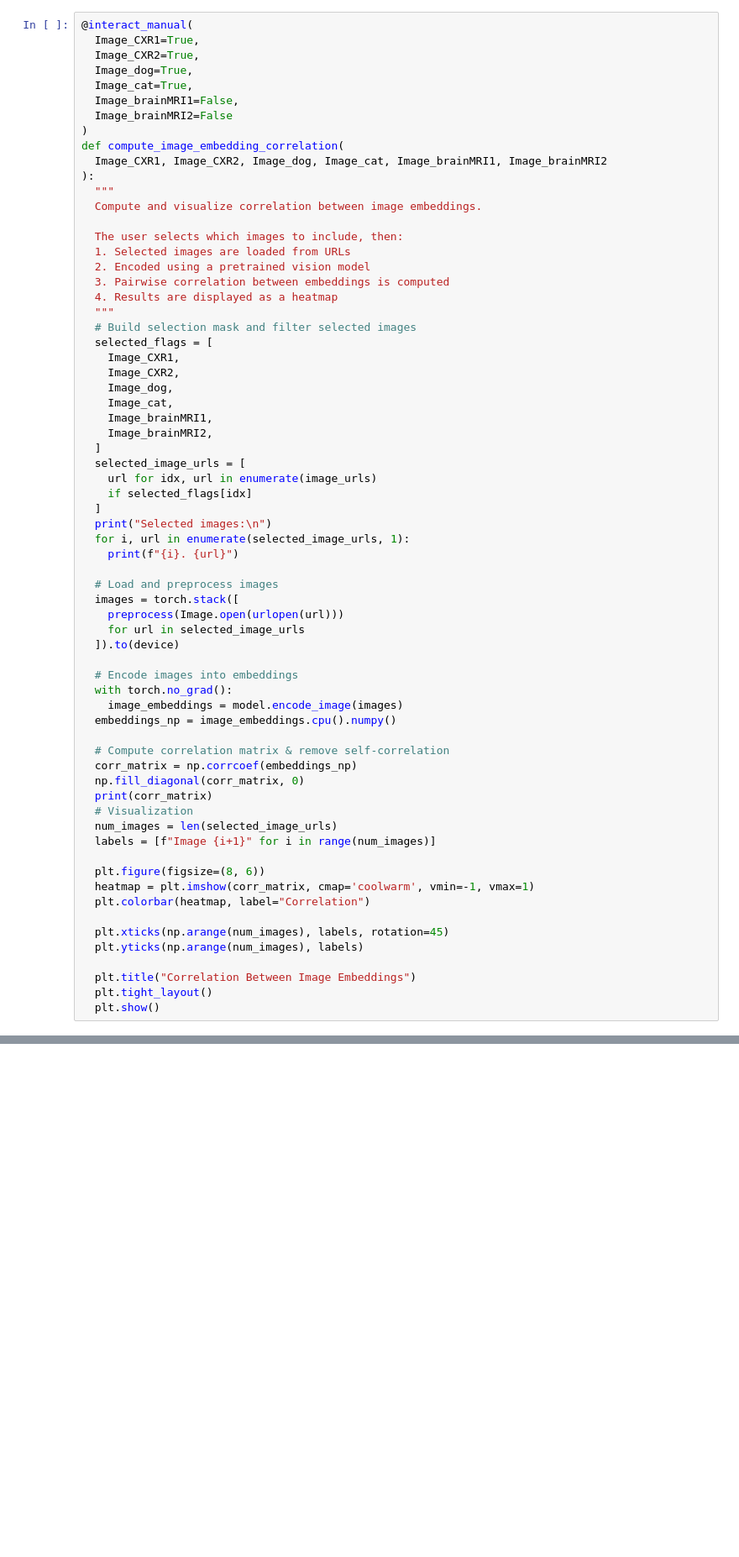
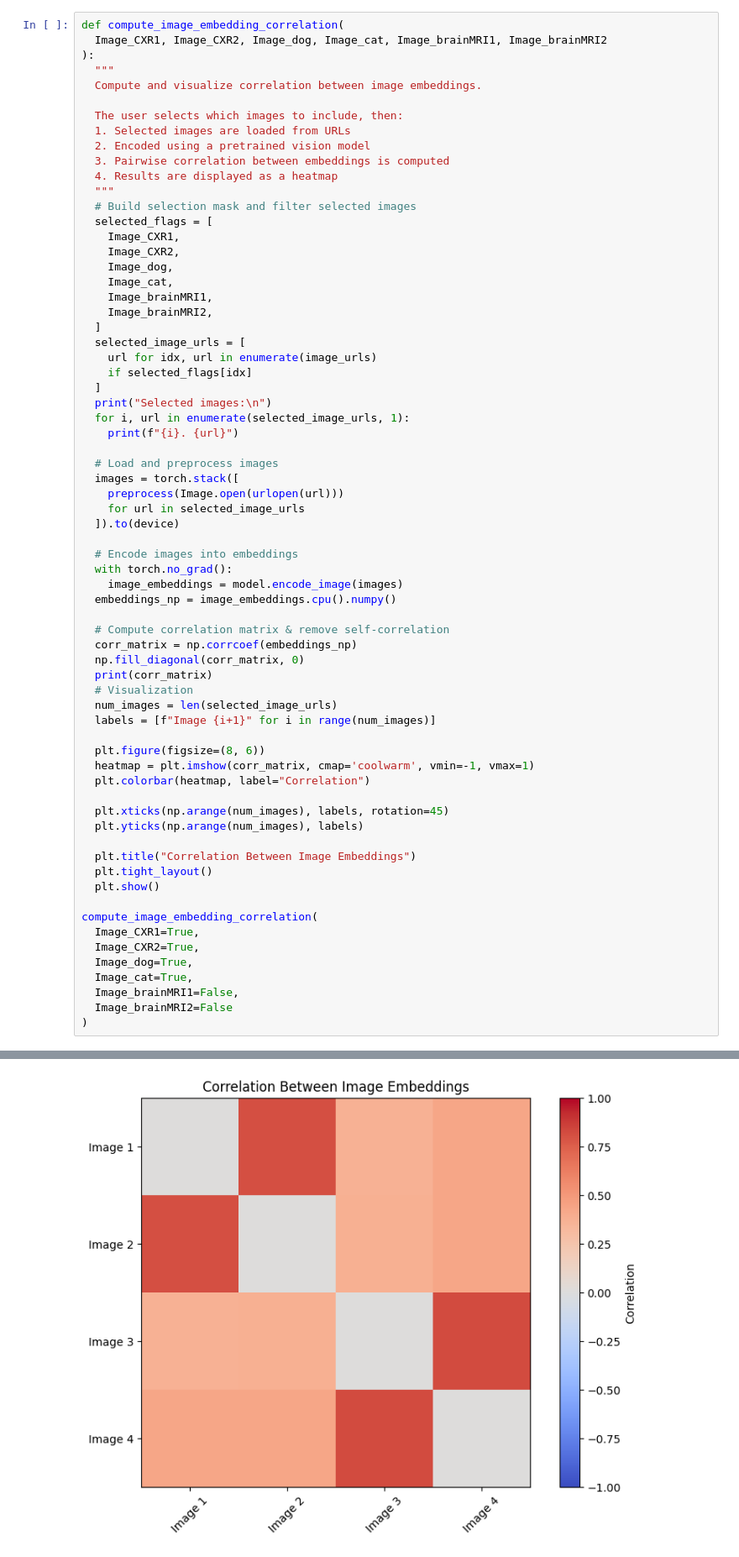
Before and after one commit to MeriemAfafHaddou/multimodal_ai_biomedclip, a Jupyter notebook: multimodal_ai_biomed_CLIP.ipynb, the cells around one changed output, grey strips where cells are left out. Shown at 84% size. Cells and saved outputs as stored; diff of their text form; blank space fills up the shorter version.

```diff
--- a/multimodal_ai_biomed_CLIP.ipynb
+++ b/multimodal_ai_biomed_CLIP.ipynb
@@ -372,14 +374,6 @@ plt.show()
 # %% [output]
 [figure]
 # %%
-@interact_manual(
-  Image_CXR1=True,
-  Image_CXR2=True,
-  Image_dog=True,
-  Image_cat=True,
-  Image_brainMRI1=False,
-  Image_brainMRI2=False
-)
 def compute_image_embedding_correlation(
   Image_CXR1, Image_CXR2, Image_dog, Image_cat, Image_brainMRI1, Image_brainMRI2
 ):
@@ -438,4 +432,13 @@ def compute_image_embedding_correlation(
   plt.title("Correlation Between Image Embeddings")
   plt.tight_layout()
   plt.show()
+
+compute_image_embedding_correlation(
+  Image_CXR1=True,
+  Image_CXR2=True,
+  Image_dog=True,
+  Image_cat=True,
+  Image_brainMRI1=False,
+  Image_brainMRI2=False
+)
 # %% [output]
@@ -443,3 +455,4 @@ interactive(children=(Checkbox(value=True, description='Image_CXR1'), Checkbox(v
+[figure, added]
 # %% [markdown]
 **Image Embedding Clusters**
 
```
Also changed, not shown: parts of 8 cells of this notebook.
